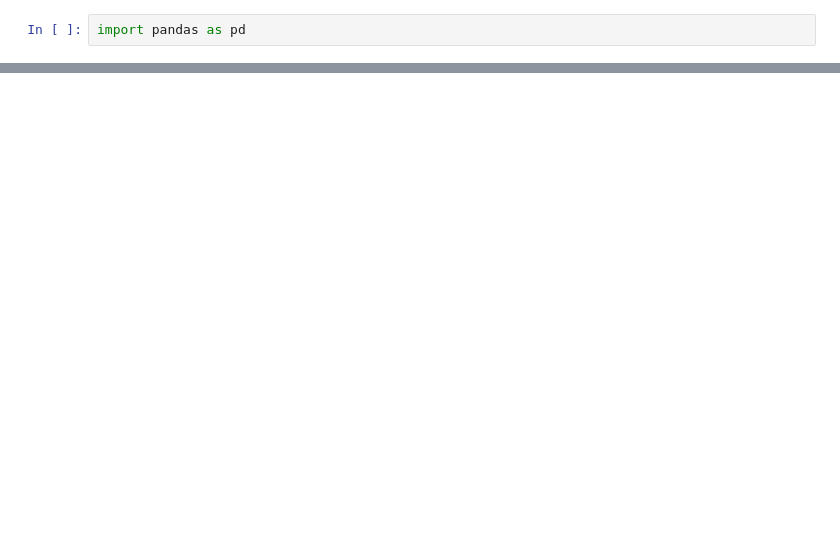
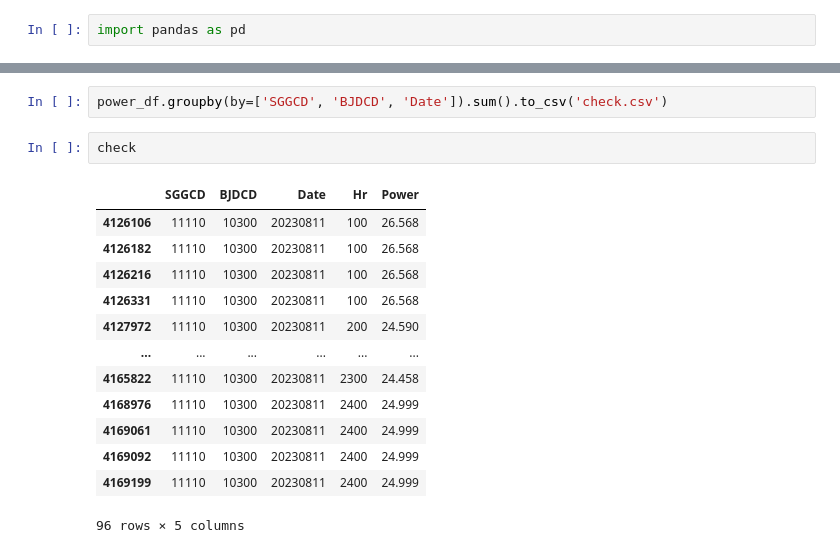
Before and after one commit to seungdobaek/ai_x, a Jupyter notebook: source/Untitled.ipynb, the cells around one changed output, grey strips where cells are left out. Drawn from its saved outputs; the diff is of its cells as text; blank space fills up the shorter version.

```diff
--- a/source/Untitled.ipynb
+++ b/source/Untitled.ipynb
@@ -210,0 +60,18 @@ len(reviews_10['user_id'].unique())
+# %%
+power_df.groupby(by=['SGGCD', 'BJDCD', 'Date']).sum().to_csv('check.csv')
+# %%
+check
+# %% [output]
+|  | SGGCD | BJDCD | Date | Hr | Power |
+| 4126106 | 11110 | 10300 | 20230811 | 100 | 26.568 |
+| 4126182 | 11110 | 10300 | 20230811 | 100 | 26.568 |
+| 4126216 | 11110 | 10300 | 20230811 | 100 | 26.568 |
+| 4126331 | 11110 | 10300 | 20230811 | 100 | 26.568 |
+| 4127972 | 11110 | 10300 | 20230811 | 200 | 24.590 |
+| ... | ... | ... | ... | ... | ... |
+| 4165822 | 11110 | 10300 | 20230811 | 2300 | 24.458 |
+| 4168976 | 11110 | 10300 | 20230811 | 2400 | 24.999 |
+| 4169061 | 11110 | 10300 | 20230811 | 2400 | 24.999 |
+| 4169092 | 11110 | 10300 | 20230811 | 2400 | 24.999 |
+| 4169199 | 11110 | 10300 | 20230811 | 2400 | 24.999 |
+96 rows × 5 columns
```
Also changed, not shown: parts of 36 cells of this notebook, 1 other file.
